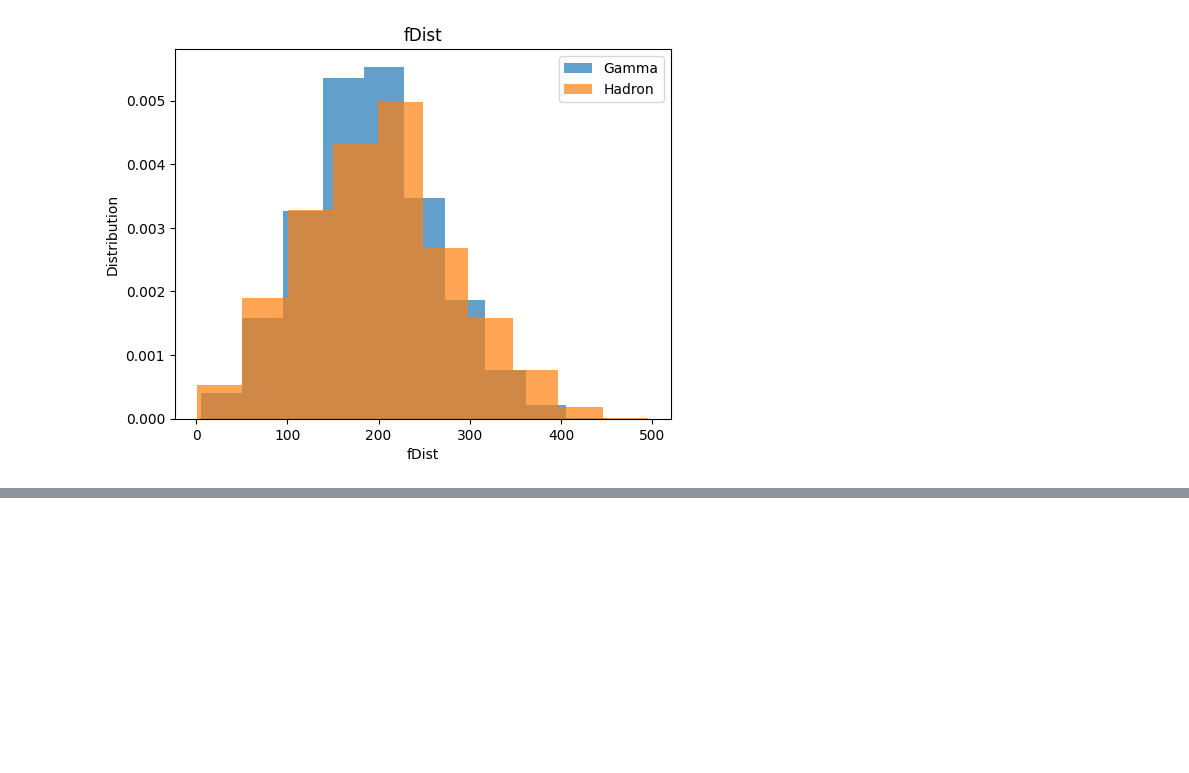
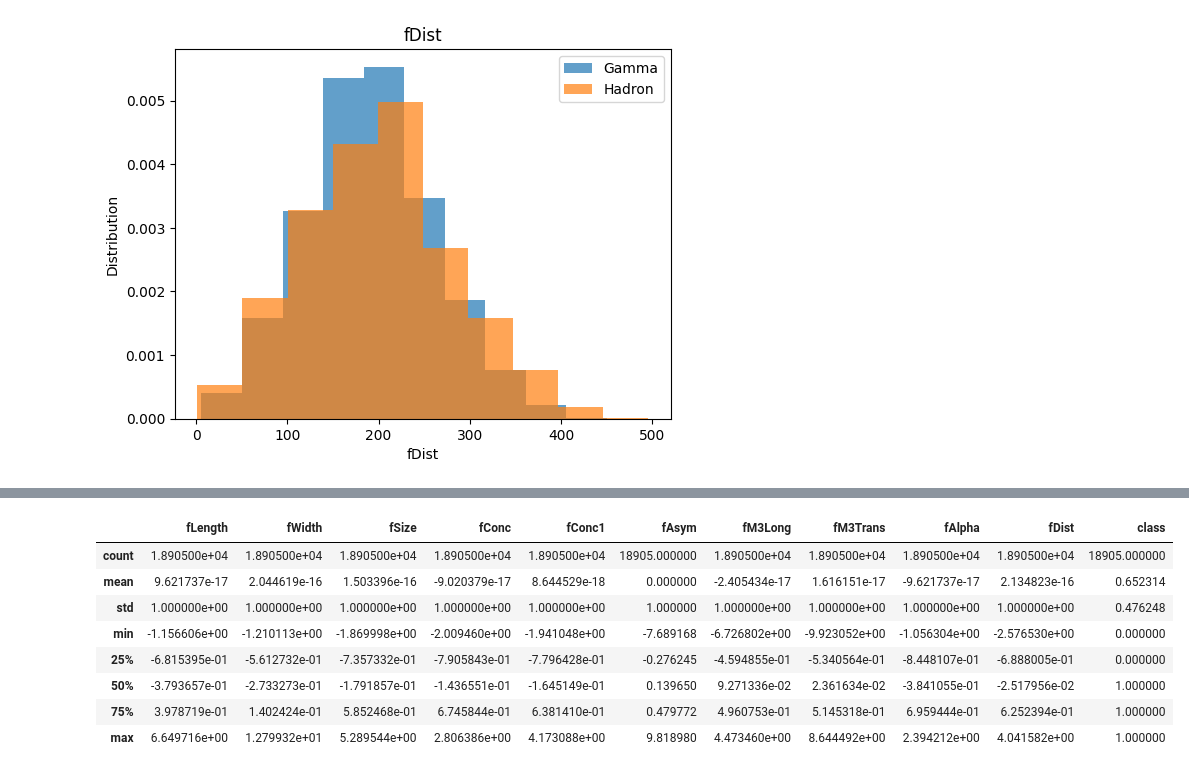
Before and after one commit to rawbil/models_V1, a Jupyter notebook: MAGIC_dataset/model1.ipynb, the cells around one changed output, grey strips where cells are left out. Saved outputs shown, nothing was run; the diff lists cells and outputs as text; code cells hidden in the pictures; blank space fills up the shorter version.

```diff
--- a/MAGIC_dataset/model1.ipynb
+++ b/MAGIC_dataset/model1.ipynb
@@ -90,0 +183,12 @@ for col in df.columns[:-1]: # Omit the class
+# %%
+normalized_df.describe() # Confirm if ranges have changed
+# %% [output]
+|  | fLength | fWidth | fSize | fConc | fConc1 | fAsym | fM3Long | fM3Trans | fAlpha | fDist | class |
+| count | 1.890500e+04 | 1.890500e+04 | 1.890500e+04 | 1.890500e+04 | 1.890500e+04 | 18905.000000 | 1.890500e+04 | 1.890500e+04 | 1.890500e+04 | 1.890500e+04 | 18905.000000 |
+| mean | 9.621737e-17 | 2.044619e-16 | 1.503396e-16 | -9.020379e-17 | 8.644529e-18 | 0.000000 | -2.405434e-17 | 1.616151e-17 | -9.621737e-17 | 2.134823e-16 | 0.652314 |
+| std | 1.000000e+00 | 1.000000e+00 | 1.000000e+00 | 1.000000e+00 | 1.000000e+00 | 1.000000 | 1.000000e+00 | 1.000000e+00 | 1.000000e+00 | 1.000000e+00 | 0.476248 |
+| min | -1.156606e+00 | -1.210113e+00 | -1.869998e+00 | -2.009460e+00 | -1.941048e+00 | -7.689168 | -6.726802e+00 | -9.923052e+00 | -1.056304e+00 | -2.576530e+00 | 0.000000 |
+| 25% | -6.815395e-01 | -5.612732e-01 | -7.357332e-01 | -7.905843e-01 | -7.796428e-01 | -0.276245 | -4.594855e-01 | -5.340564e-01 | -8.448107e-01 | -6.888005e-01 | 0.000000 |
+| 50% | -3.793657e-01 | -2.733273e-01 | -1.791857e-01 | -1.436551e-01 | -1.645149e-01 | 0.139650 | 9.271336e-02 | 2.361634e-02 | -3.841055e-01 | -2.517956e-02 | 1.000000 |
+| 75% | 3.978719e-01 | 1.402424e-01 | 5.852468e-01 | 6.745844e-01 | 6.381410e-01 | 0.479772 | 4.960753e-01 | 5.145318e-01 | 6.959444e-01 | 6.252394e-01 | 1.000000 |
+| max | 6.649716e+00 | 1.279932e+01 | 5.289544e+00 | 2.806386e+00 | 4.173088e+00 | 9.818980 | 4.473460e+00 | 8.644492e+00 | 2.394212e+00 | 4.041582e+00 | 1.000000 |
```
Also changed, not shown: parts of 16 cells of this notebook, 2 other files.
